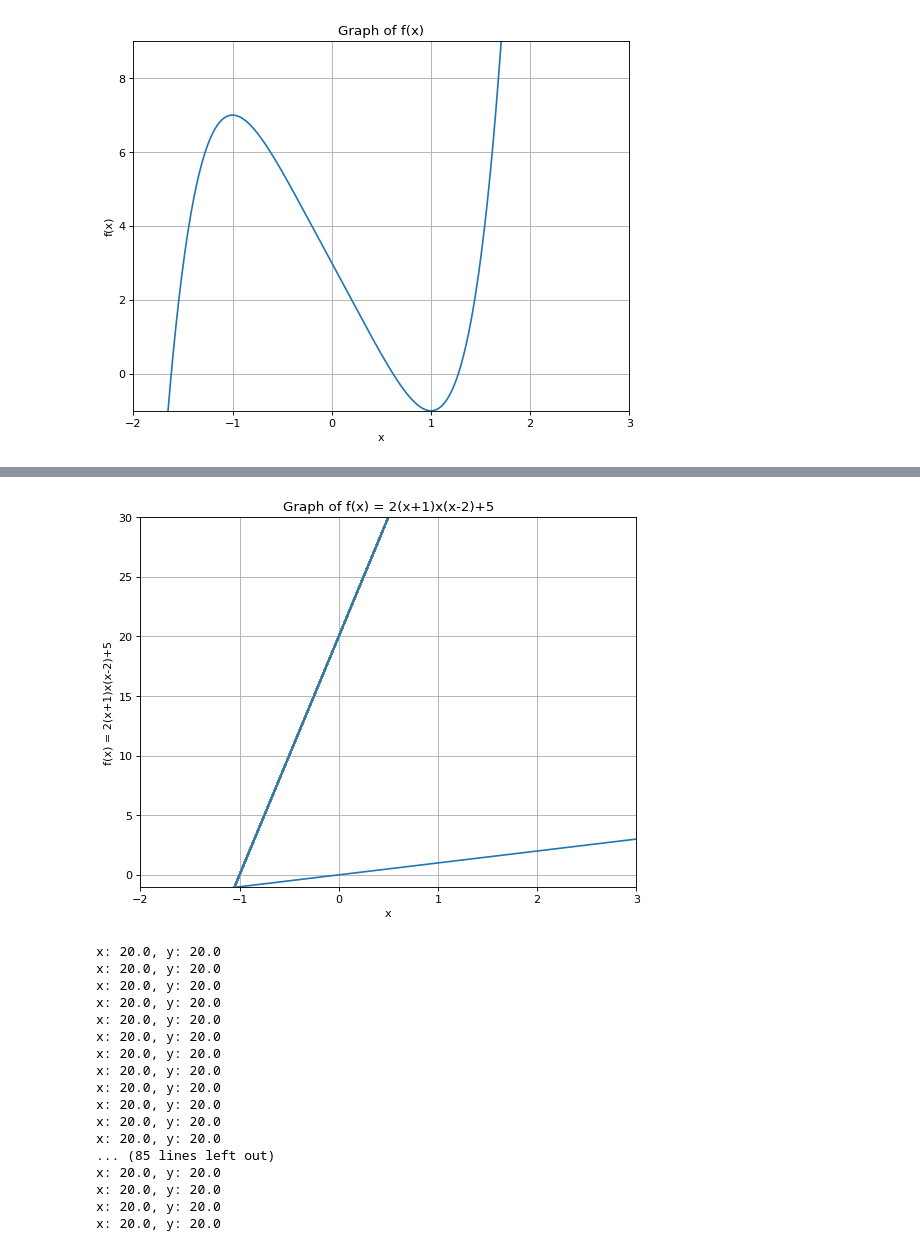
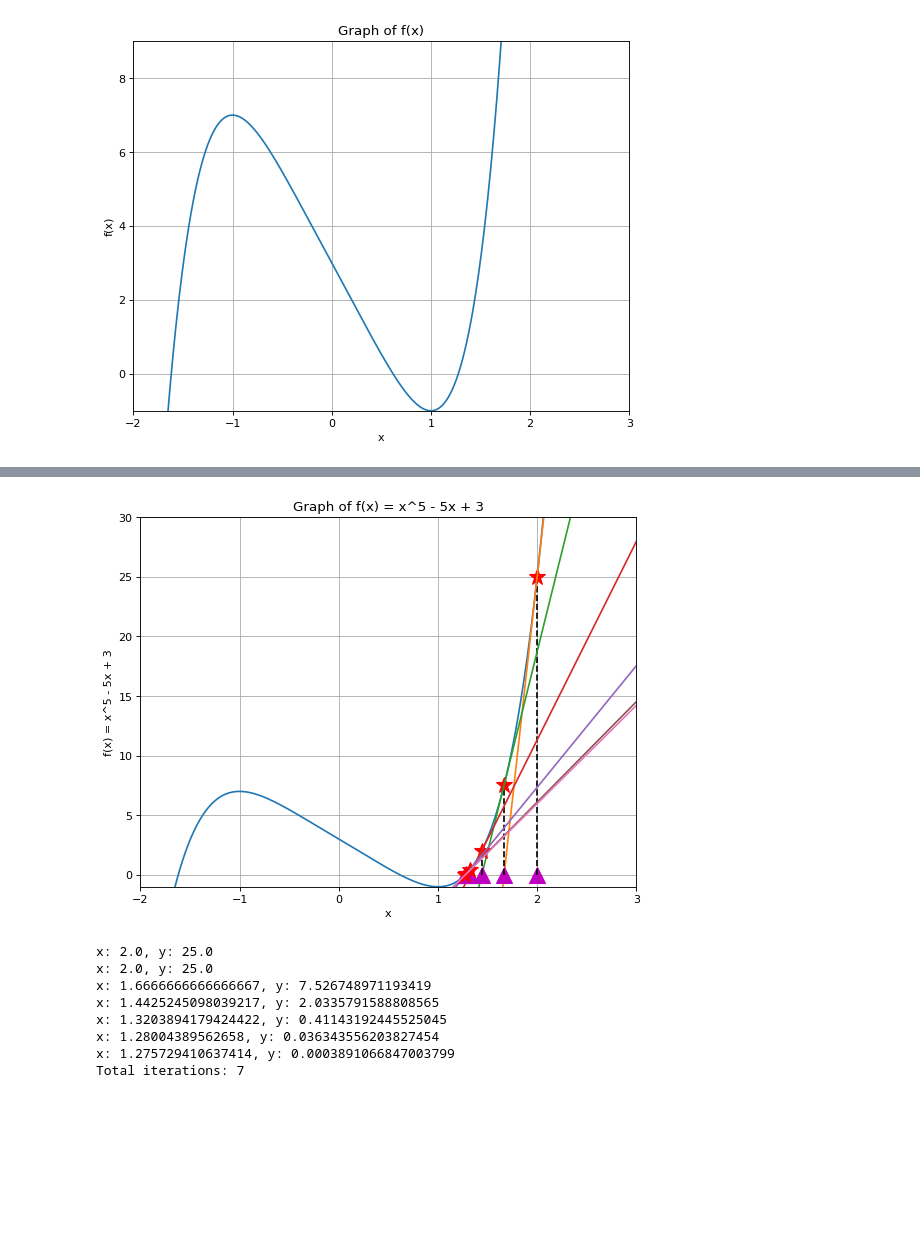
Before and after one commit to 4xvgal/ainotebook, a Jupyter notebook: P1_Principle_of_AI_Learning-2.ipynb, the cells around one changed output, grey strips where cells are left out. Drawn from its saved outputs; the diff is of its cells as text; code cells hidden in the pictures; blank space fills up the shorter version.

```diff
--- a/P1_Principle_of_AI_Learning-2.ipynb
+++ b/P1_Principle_of_AI_Learning-2.ipynb
@@ -36,13 +36,13 @@ def f(x):
   return x**5 - 5*x +3
 
 def fp(x):
-  return 5*x -5  # 도함수
+  return 5*x**4 -5  # 도함수
 
 def y_int(x):
-  return x # 수정할 코드
+  return f(x) - fp(x)*x # y=ax+b 에서 y 절편 b를 반환하는 함수
 
 def updateX(x):
-  return x # 수정할 코드
+  return x - f(x)/fp(x) # x값을 업데이트 x - 함수/도함수, 경사로를 따라 내려오며 x값을 업데이트
 # %%
 ## 3) 초기값 설정하기
 
@@ -82,67 +82,67 @@ def setup_graph():
     plt.figure(figsize=(8, 6), dpi=80)
     plt.plot(x, y)
     plt.xlabel('x')
-    plt.ylabel('f(x) = 2(x+1)x(x-2)+5')
-    plt.title('Graph of f(x) = 2(x+1)x(x-2)+5')
+    plt.ylabel('f(x) = x^5 - 5x + 3')
+    plt.title('Graph of f(x) = x^5 - 5x + 3')
     plt.grid('on')
     plt.axis([-2, 3, -1, 30])
 
 # 초기화 및 설정
-x = 20.0  # 초기 추측값 변경
+x = 2.0  # 초기 추측값 변경
+y = f(x)
 x_history = [x]
 y_history = [f(x)]
 
 # 그래프 설정
 setup_graph()
 
-# 반복 과정 수정
+# 반복 과정 수행
 n_iterations = 100  # 반복 횟수
+y_prev = float('inf') # 이전 y 값 초기화
+threshold = 0.01 # 종료 조건
+sum_iterations = 0 #종료까지 걸린 총 반복 횟수
 for i in range(n_iterations):  # 수정할 코드
-    y = f(x)
-
+    y = f(x)  # y 값 계산
+    sum_iterations += 1
+    if abs(y - y_prev) < threshold:
+        break
     # 현재 x 위치와 y 값을 히스토리에 저장
     x_history.append(x)
     y_history.append(y)
 
+    #이전 y 값 업데이트
+    y_prev = y
     # 현재 x 위치 표시
     plt.plot(x, 0, '^m', markersize=15)
     markerlines, _, _ = plt.stem([x], [y],
                                  markerfmt='*r',
                                  linefmt='--k',
                                  use_line_collection=True)
     markerlines.set_markersize(15)
 
     # 접선 그리기
-    t_x = np.linspace(-3, 3, 2)
-    t_y = fp(x) * t_x + y_int(x)
-    plt.plot(t_x, t_y)
+    t_x = np.linspace(-3, 3, 2) # 접선의 x 값
+    t_y = fp(x) * t_x + y_int(x) # 접선의 y 값
+    plt.plot(t_x, t_y) # 접선 그리기
 
     # x 값 업데이트
     x = updateX(x)
 
 # 반복문 종료 후 히스토리 출력
 plt.show()
 for x_val, y_val in zip(x_history, y_history):
     print(f"x: {x_val}, y: {y_val}")
+print(f"Total iterations: {sum_iterations}")
 # %% [output]
-[figure, old version]
+[figure, new version]
-x: 20.0, y: 20.0
-x: 20.0, y: 20.0
-x: 20.0, y: 20.0
-x: 20.0, y: 20.0
-x: 20.0, y: 20.0
-x: 20.0, y: 20.0
-x: 20.0, y: 20.0
-x: 20.0, y: 20.0
-x: 20.0, y: 20.0
-x: 20.0, y: 20.0
-x: 20.0, y: 20.0
-x: 20.0, y: 20.0
-... (85 lines left out)
-x: 20.0, y: 20.0
-x: 20.0, y: 20.0
-x: 20.0, y: 20.0
-x: 20.0, y: 20.0
+x: 2.0, y: 25.0
+x: 2.0, y: 25.0
+x: 1.6666666666666667, y: 7.526748971193419
+x: 1.4425245098039217, y: 2.0335791588808565
+x: 1.3203894179424422, y: 0.41143192445525045
+x: 1.28004389562658, y: 0.036343556203827454
+x: 1.275729410637414, y: 0.0003891066847003799
+Total iterations: 7
 # %%
 ## 5) 함수 정의부
   # 다른 함수를 정의해보자.
```
Also changed, not shown: parts of 4 cells of this notebook.
